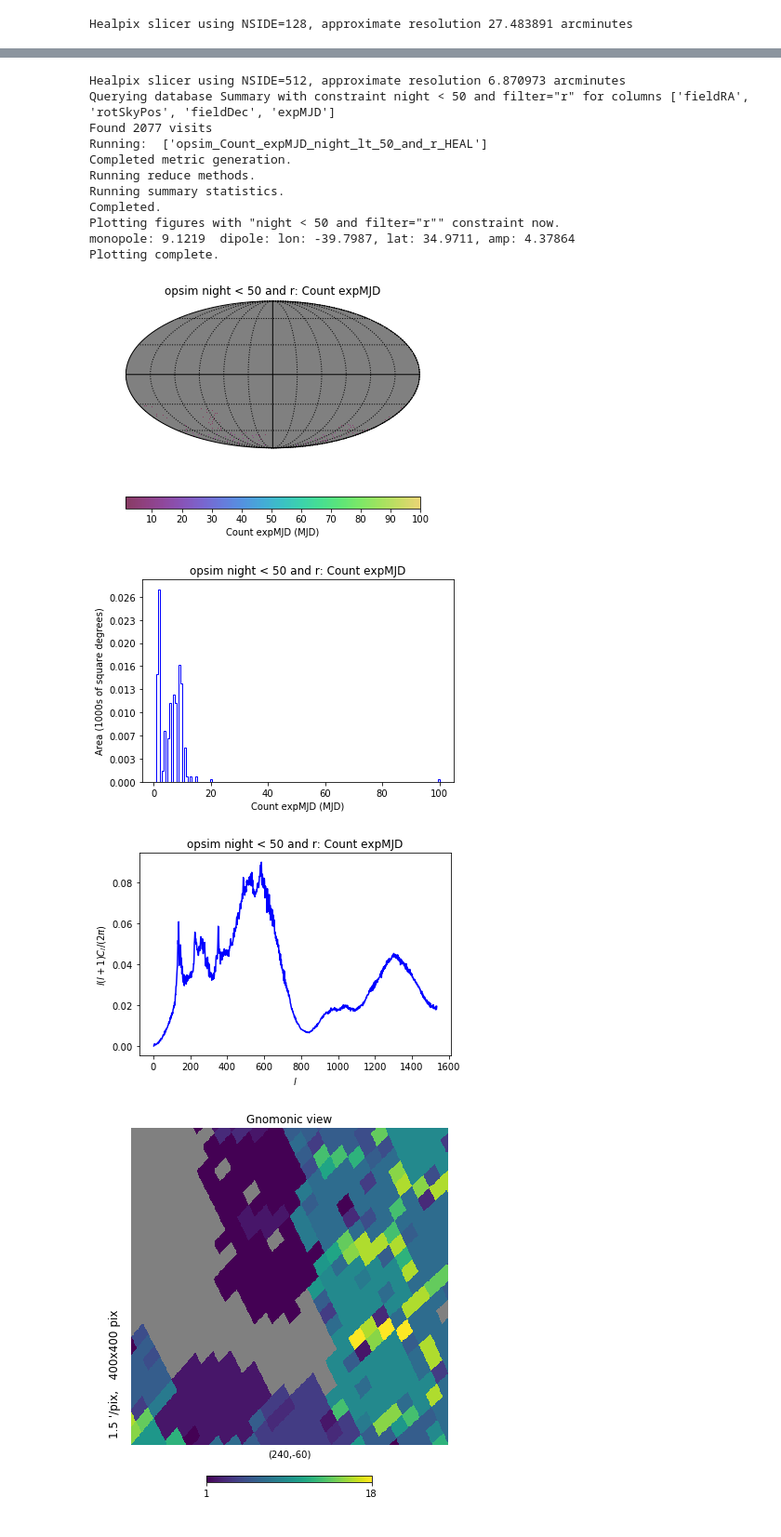
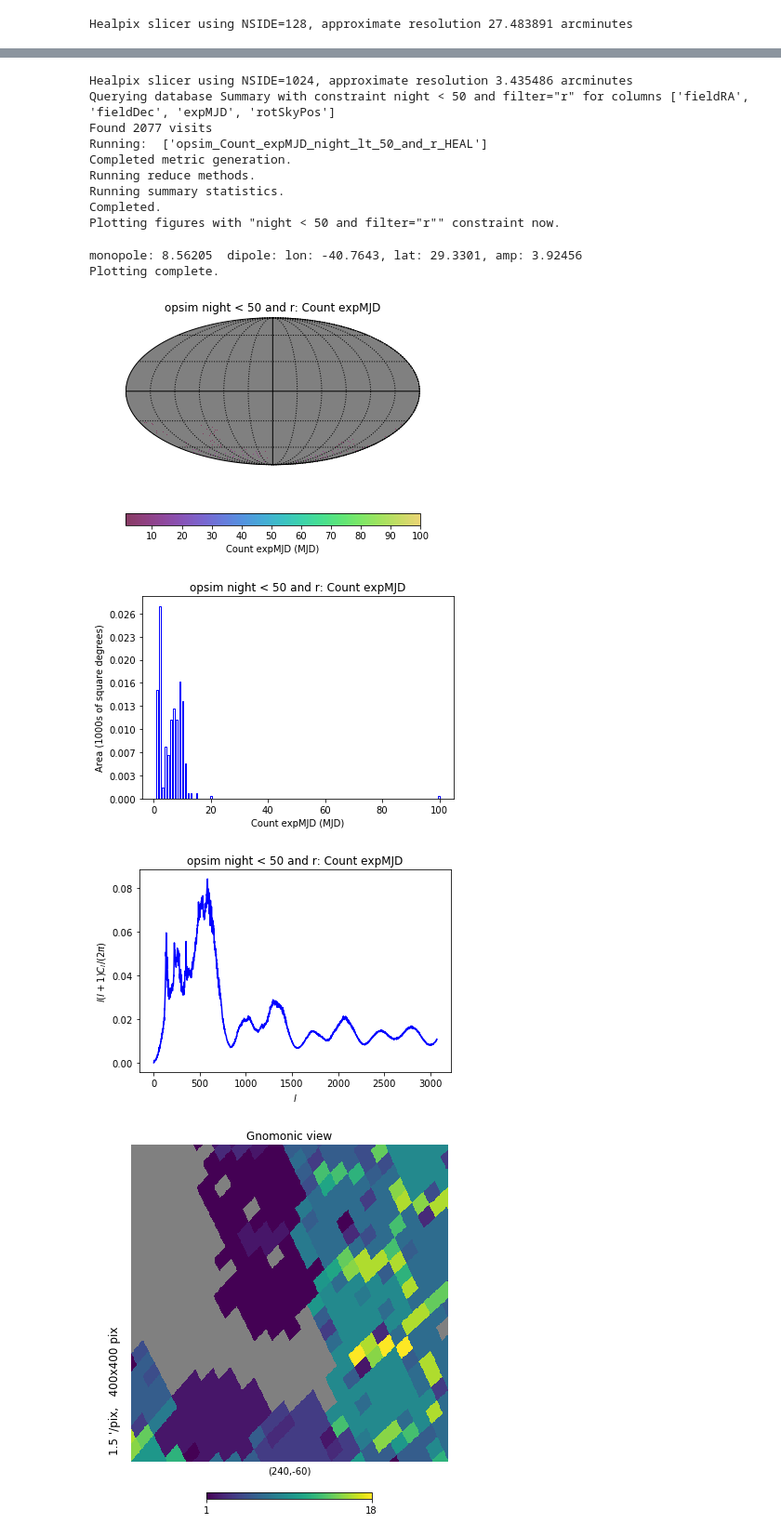
Before and after one commit to yoachim/18_scratch, a Jupyter notebook: comcam_maf/check_comcam.ipynb, the cells around one changed output, grey strips where cells are left out. Shown at 93% size. Drawn from its saved outputs; the diff is of its cells as text; code cells hidden in the pictures.

```diff
--- a/comcam_maf/check_comcam.ipynb
+++ b/comcam_maf/check_comcam.ipynb
@@ -77,30 +77,30 @@ Plotting complete.
 # %%
 bundleList = []
 
 metric = metrics.CountMetric(col='expMJD')
-slicer = slicers.HealpixComCamSlicer(nside=512,latLonDeg=False, useCamera=False, mjdColName='expMJD')
+slicer = slicers.HealpixComCamSlicer(nside=1024,latLonDeg=False, useCamera=False, mjdColName='expMJD')
 sql = 'night < 50 and filter="r"'
 bundleList.append(metricBundles.MetricBundle(metric,slicer,sql))
 
 bd3 = metricBundles.makeBundlesDictFromList(bundleList)
 bg3 = metricBundles.MetricBundleGroup(bd3, conn, outDir=outDir, resultsDb=resultsDb)
 bg3.runAll()
 bg3.plotAll(closefigs=False)
 # %% [output]
-Healpix slicer using NSIDE=512, approximate resolution 6.870973 arcminutes
-Querying database Summary with constraint night < 50 and filter="r" for columns ['fieldRA', 'rotSkyPos', 'fieldDec', 'expMJD']
+Healpix slicer using NSIDE=1024, approximate resolution 3.435486 arcminutes
+Querying database Summary with constraint night < 50 and filter="r" for columns ['fieldRA', 'fieldDec', 'expMJD', 'rotSkyPos']
 Found 2077 visits
 Running:  ['opsim_Count_expMJD_night_lt_50_and_r_HEAL']
 Completed metric generation.
 Running reduce methods.
 Running summary statistics.
 Completed.
 Plotting figures with "night < 50 and filter="r"" constraint now.
-monopole: 9.1219  dipole: lon: -39.7987, lat: 34.9711, amp: 4.37864
-Plotting complete.
+monopole: 8.56205  dipole: lon: -40.7643, lat: 29.3301, amp: 3.92456
+Plotting complete.
 [figure]
 [figure]
-[figure, old version]
+[figure, new version]
 # %%
 hp.gnomview(bd1['opsim_Count_expMJD_night_lt_50_and_r_HEAL'].metricValues, rot=(240,-60), xsize=400, ysize=400)
 # %% [output]
```
Also changed, not shown: parts of 4 cells of this notebook, 1 other file.
